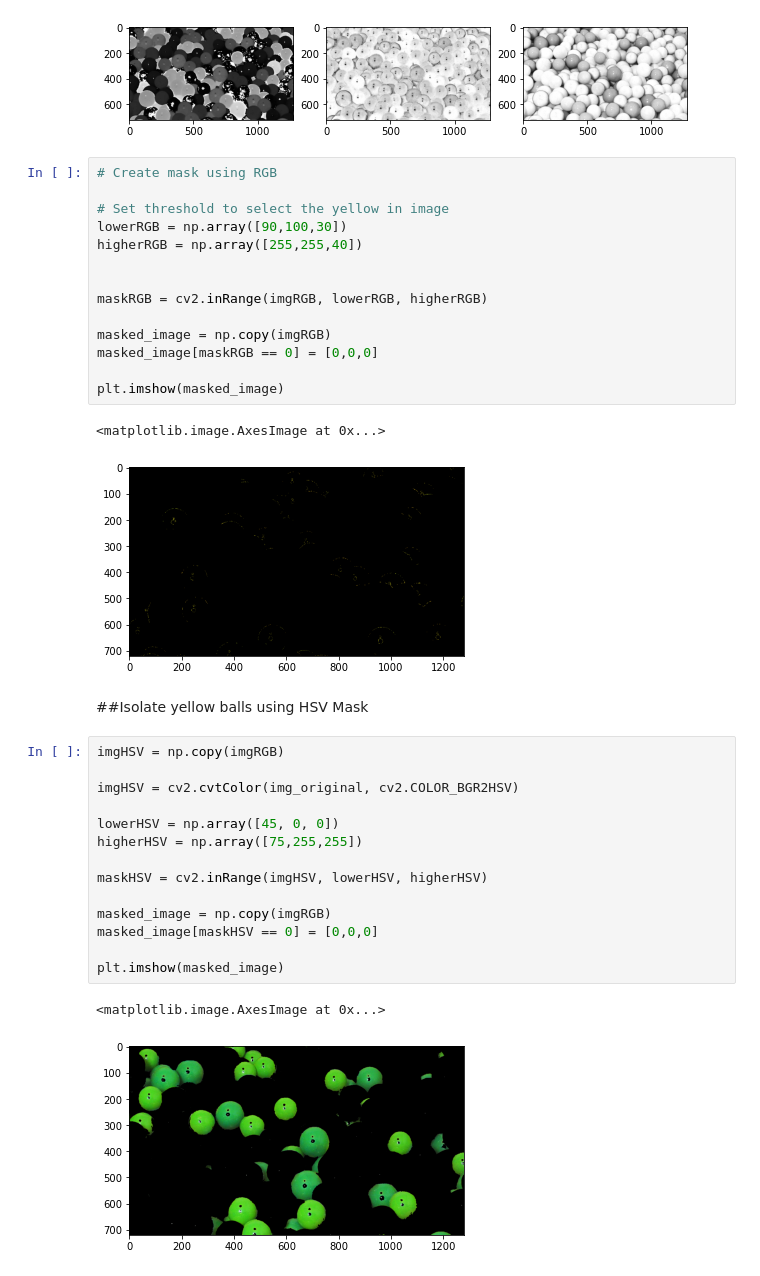
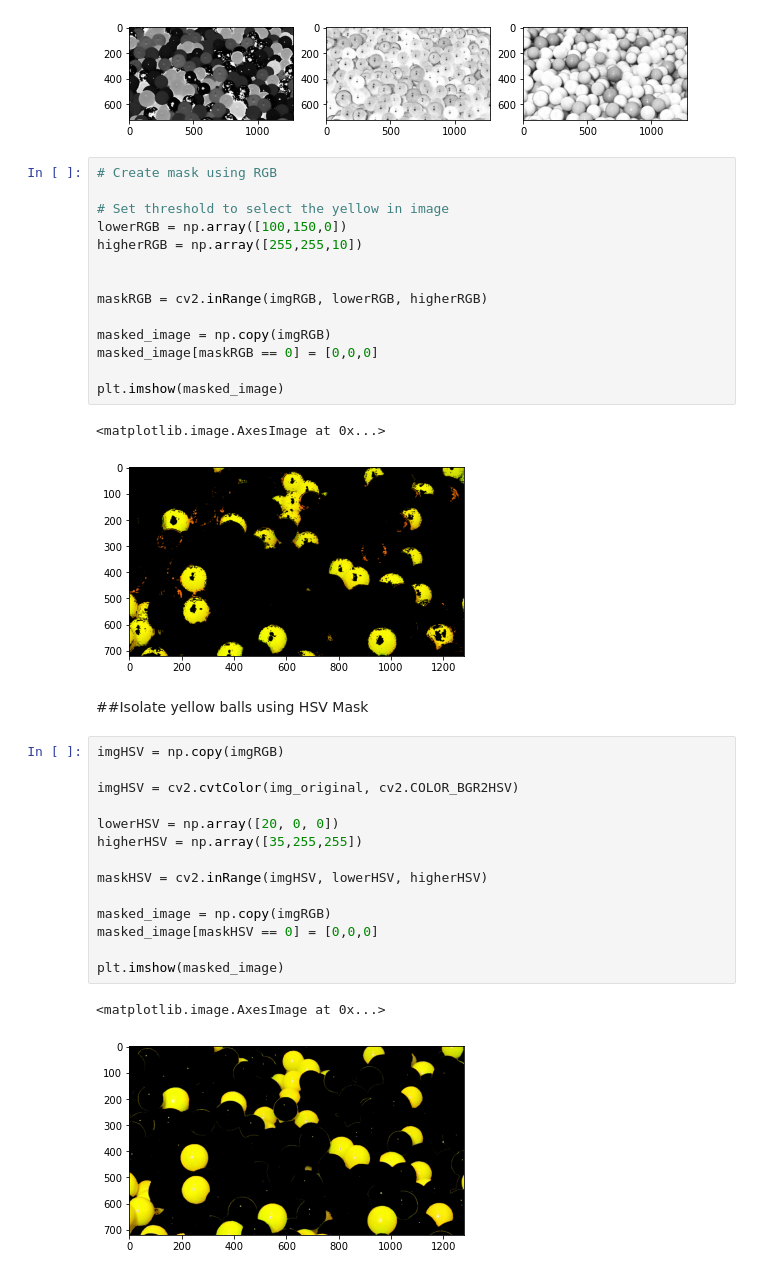
Before and after one commit to 54mir/Computer-Vision-Playground, a Jupyter notebook: OpenCV/HSV-RGB-Masks.ipynb, the cells around one changed output. Saved outputs shown, nothing was run; the diff lists cells and outputs as text.

```diff
--- a/OpenCV/HSV-RGB-Masks.ipynb
+++ b/OpenCV/HSV-RGB-Masks.ipynb
@@ -55,8 +55,8 @@ axes3.imshow(valChannel, cmap='gray')
 # Create mask using RGB
 
 # Set threshold to select the yellow in image
-lowerRGB = np.array([90,100,30])
-higherRGB = np.array([255,255,40])
+lowerRGB = np.array([100,150,0])
+higherRGB = np.array([255,255,10])
 
 
 maskRGB = cv2.inRange(imgRGB, lowerRGB, higherRGB)
@@ -67,23 +67,23 @@ masked_image[maskRGB == 0] = [0,0,0]
 plt.imshow(masked_image)
 # %% [output]
 <matplotlib.image.AxesImage at 0x...>
-[figure, old version]
+[figure, new version]
 # %% [markdown]
 ##Isolate yellow balls using HSV Mask
 # %%
 imgHSV = np.copy(imgRGB)
 
 imgHSV = cv2.cvtColor(img_original, cv2.COLOR_BGR2HSV)
 
-lowerHSV = np.array([45, 0, 0])
-higherHSV = np.array([75,255,255])
+lowerHSV = np.array([20, 0, 0])
+higherHSV = np.array([35,255,255])
 
 maskHSV = cv2.inRange(imgHSV, lowerHSV, higherHSV)
 
 masked_image = np.copy(imgRGB)
 masked_image[maskHSV == 0] = [0,0,0]
 
 plt.imshow(masked_image)
 # %% [output]
 <matplotlib.image.AxesImage at 0x...>
-[figure, old version]
+[figure, new version]
```
Also changed, not shown: 1 other file.
